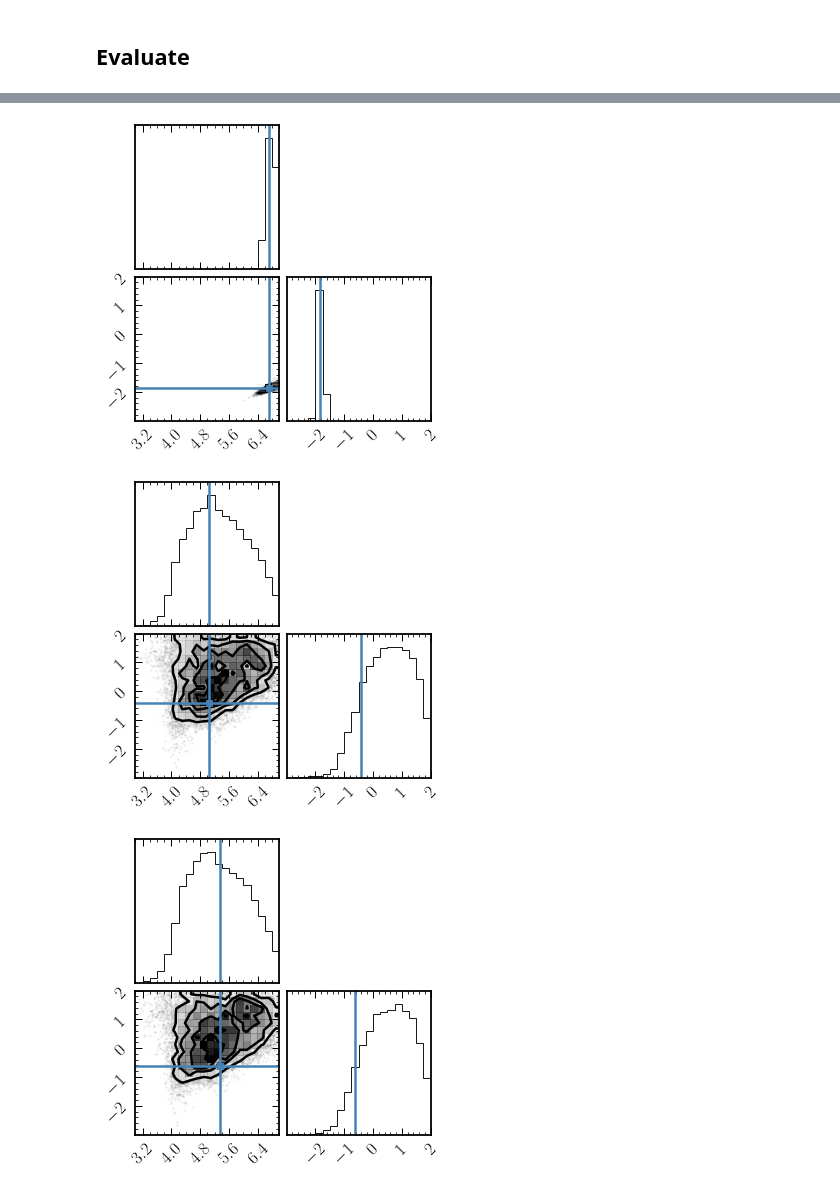
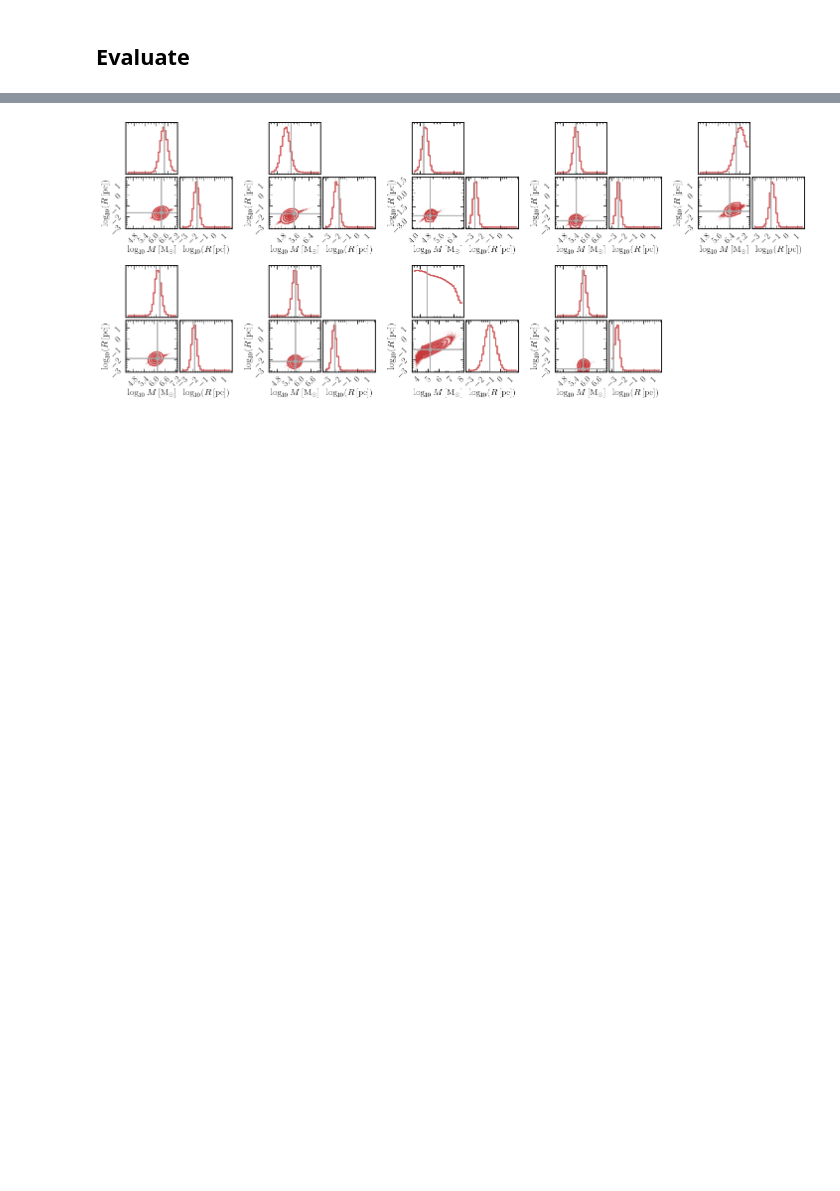
Before and after one commit to gridgway/Astrometric_TSeries_ML, a Jupyter notebook: notebooks/deep_set_lstm.ipynb, the cells around one changed output, grey strips where cells are left out. Saved outputs shown, nothing was run; the diff lists cells and outputs as text; code cells hidden in the pictures; blank space fills up the shorter version.

```diff
--- a/notebooks/deep_set_lstm.ipynb
+++ b/notebooks/deep_set_lstm.ipynb
@@ -634,11 +634,11 @@ def destandardize(samples):
 #     ax.axvline(y_lens_prop[idx].numpy()[0])
 #     ax.axhline(y_lens_prop[idx].numpy()[1])
 # %%
-import corner
+# import corner
 
-for i in range(20, 30):
+# for i in range(20, 30):
 
-    idx = torch.where(y == 1)[0][i].numpy()
-    context = model.mlp_post(torch.chunk(model.deepset(x[idx].unsqueeze(0).to('cuda')), 2, -1)[0])
-    samples, log_prob = model.flow.sample_and_log_prob(num_samples=50000, context=context)
-    corner.corner(destandardize(samples.cpu().detach().numpy()[0]) , truths=destandardize(y_lens_prop[idx].numpy()));
+#     idx = torch.where(y == 1)[0][i].numpy()
+#     context = model.mlp_post(torch.chunk(model.deepset(x[idx].unsqueeze(0).to('cuda')), 2, -1)[0])
+#     samples, log_prob = model.flow.sample_and_log_prob(num_samples=50000, context=context)
+#     corner.corner(destandardize(samples.cpu().detach().numpy()[0]) , truths=destandardize(y_lens_prop[idx].numpy()));
@@ -694,12 +683,12 @@ n_samples_val = int(val_fraction * len(x))
 dataset = TensorDataset(x, y, y_lens_prop)
 
 dataset_train, dataset_val = random_split(dataset, [len(x) - n_samples_val, n_samples_val])
-train_loader = DataLoader(dataset_train, batch_size=64, num_workers=8, pin_memory=True, shuffle=True)
-val_loader = DataLoader(dataset_val, batch_size=64, num_workers=8, pin_memory=True, shuffle=False)
+train_loader = DataLoader(dataset_train, batch_size=128, num_workers=8, pin_memory=True, shuffle=True)
+val_loader = DataLoader(dataset_val, batch_size=128, num_workers=8, pin_memory=True, shuffle=False)
 # %%
 class MultiBlipInference(pl.LightningModule):
 
-    def __init__(self, dim_summary=64):
+    def __init__(self, dim_summary=96):
         """ Lightning module
         """
         super().__init__()
@@ -818,13 +807,26 @@ plt.show()
 # %%
 def destandardize(samples):
     return samples * y_lens_prop_std + y_lens_prop_mean
+# %%
+import corner
+
+labels = [r'$\log_{10} M\,[\mathrm{M}_\odot]$',r'$\log_{10} (R\,[\mathrm{pc}])$']
 # %%
-import corner
+n_plots = 5
+fig = plt.figure(figsize=(20, 8))
+subfigs = fig.subfigures(2, n_plots)
 
-for i in range(20, 30):
+n_fig = 0
+for i in (range(0, 40)):
 
-    idx = torch.where(y == 1)[0][i].numpy()
-    context = model.mlp_post(torch.chunk(model.spatio_temporal(x[idx].unsqueeze(0).to('cuda')), 2, -1)[0])
-    samples, log_prob = model.flow.sample_and_log_prob(num_samples=10000, context=context)
-    corner.corner(destandardize(samples.cpu().detach().numpy()[0]) , truths=destandardize(y_lens_prop[idx].numpy()), range=[[3,7],[-3,2]]);
+    idx = torch.where(y_batch == 1)[0][i].numpy()
+    feats = torch.chunk(model.spatio_temporal(x_batch[idx].unsqueeze(0).to('cuda')), 2, -1)
+    context = model.mlp_post(feats[0])
+    y_hat = model.mlp_y_hat(feats[1])[:, 0]
+    if y_hat.sigmoid() > 0.7:
+        samples, log_prob = model.flow.sample_and_log_prob(num_samples=50000, context=context)
+        corner.corner(destandardize(samples.cpu().detach().numpy()[0]), fig=subfigs[n_fig // 5, n_fig % 5], truths=destandardize(y_lens_batch[idx].numpy()), range=[[4.5,7],[-3,1.5]], plot_contours=True, bins=30, smooth=2, smooth1d=1.3, labels=labels, color=cols_default[0], truth_color='darkgrey');
+        n_fig += 1
+    if n_fig == 2 * n_plots:
+        break
 # %% [output]
@@ -834,3 +833 @@ WARNING:root:Too few points to create valid contours
-[figure, old version]
+[figure, new version]
-[figure, removed]
-[figure, removed]
```
Also changed, not shown: parts of 11 cells of this notebook, 2 other files.
